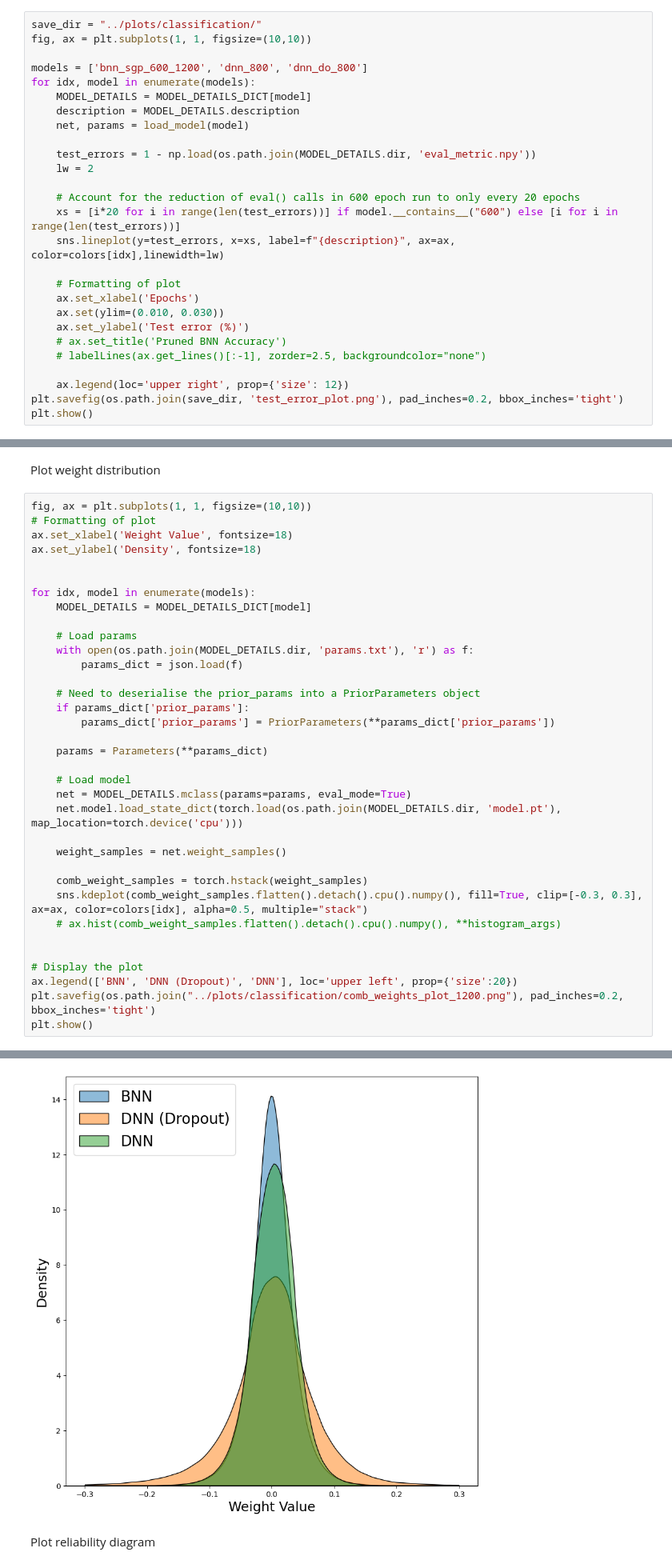
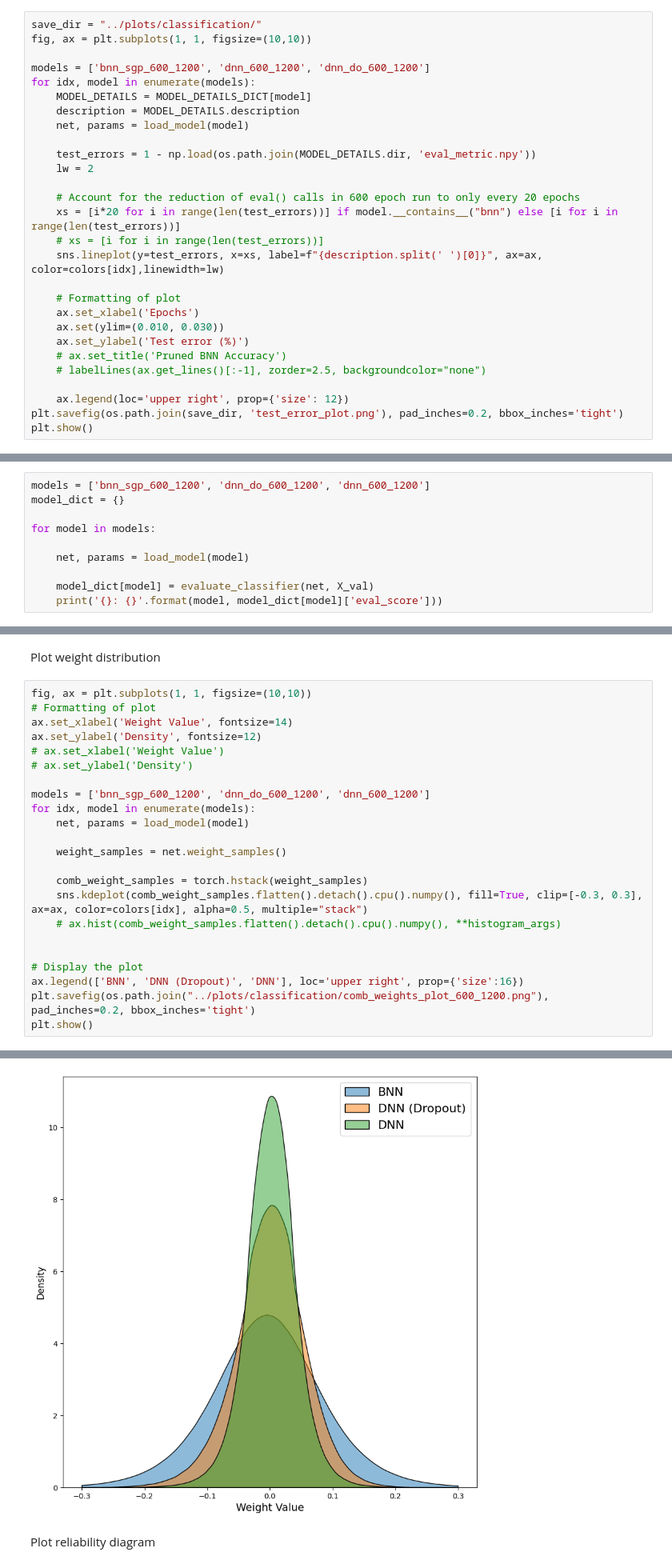
Before and after one commit to Cambridge-Uni-MLMI-Advanced-ML-21-22-G7/BBB, a Jupyter notebook: jupyter/classification.ipynb, the cells around one changed output, grey strips where cells are left out. Shown at 80% size. Saved outputs shown, nothing was run; the diff lists cells and outputs as text.

```diff
--- a/jupyter/classification.ipynb
+++ b/jupyter/classification.ipynb
@@ -280,7 +283,7 @@ plt.show()
 save_dir = "../plots/classification/"
 fig, ax = plt.subplots(1, 1, figsize=(10,10))
 
-models = ['bnn_sgp_600_1200', 'dnn_800', 'dnn_do_800']
+models = ['bnn_sgp_600_1200', 'dnn_600_1200', 'dnn_do_600_1200']
 for idx, model in enumerate(models):
     MODEL_DETAILS = MODEL_DETAILS_DICT[model]
     description = MODEL_DETAILS.description
@@ -290,8 +293,9 @@ for idx, model in enumerate(models):
     lw = 2
 
     # Account for the reduction of eval() calls in 600 epoch run to only every 20 epochs
-    xs = [i*20 for i in range(len(test_errors))] if model.__contains__("600") else [i for i in range(len(test_errors))]
-    sns.lineplot(y=test_errors, x=xs, label=f"{description}", ax=ax, color=colors[idx],linewidth=lw)
+    xs = [i*20 for i in range(len(test_errors))] if model.__contains__("bnn") else [i for i in range(len(test_errors))]
+    # xs = [i for i in range(len(test_errors))]
+    sns.lineplot(y=test_errors, x=xs, label=f"{description.split(' ')[0]}", ax=ax, color=colors[idx],linewidth=lw)
 
     # Formatting of plot
     ax.set_xlabel('Epochs')
@@ -398,0 +369,10 @@ dnn_1200: 0.9830729365348816
+# %%
+models = ['bnn_sgp_600_1200', 'dnn_do_600_1200', 'dnn_600_1200']
+model_dict = {}
+
+for model in models:
+
+    net, params = load_model(model)
+
+    model_dict[model] = evaluate_classifier(net, X_val)
+    print('{}: {}'.format(model, model_dict[model]['eval_score']))
@@ -413,26 +403,14 @@ Plot weight distribution
 # %%
 fig, ax = plt.subplots(1, 1, figsize=(10,10))
 # Formatting of plot
-ax.set_xlabel('Weight Value', fontsize=18)
-ax.set_ylabel('Density', fontsize=18)
+ax.set_xlabel('Weight Value', fontsize=14)
+ax.set_ylabel('Density', fontsize=12)
+# ax.set_xlabel('Weight Value')
+# ax.set_ylabel('Density')
 
-
+models = ['bnn_sgp_600_1200', 'dnn_do_600_1200', 'dnn_600_1200']
 for idx, model in enumerate(models):
-    MODEL_DETAILS = MODEL_DETAILS_DICT[model]
-
-    # Load params
-    with open(os.path.join(MODEL_DETAILS.dir, 'params.txt'), 'r') as f:
-        params_dict = json.load(f)
-
-    # Need to deserialise the prior_params into a PriorParameters object
-    if params_dict['prior_params']:
-        params_dict['prior_params'] = PriorParameters(**params_dict['prior_params'])
-
-    params = Parameters(**params_dict)
-
-    # Load model
-    net = MODEL_DETAILS.mclass(params=params, eval_mode=True)
-    net.model.load_state_dict(torch.load(os.path.join(MODEL_DETAILS.dir, 'model.pt'), map_location=torch.device('cpu')))
+    net, params = load_model(model)
 
     weight_samples = net.weight_samples()
 
@@ -442,7 +420,7 @@ for idx, model in enumerate(models):
 
 
 # Display the plot
-ax.legend(['BNN', 'DNN (Dropout)', 'DNN'], loc='upper left', prop={'size':20})
-plt.savefig(os.path.join("../plots/classification/comb_weights_plot_1200.png"), pad_inches=0.2, bbox_inches='tight')
+ax.legend(['BNN', 'DNN (Dropout)', 'DNN'], loc='upper right', prop={'size':16})
+plt.savefig(os.path.join("../plots/classification/comb_weights_plot_600_1200.png"), pad_inches=0.2, bbox_inches='tight')
 plt.show()
 # %% [output]
@@ -455,4 +433,4 @@ plt.show()
-[figure, old version]
+[figure, new version]
 # %% [markdown]
 Plot reliability diagram
 # %%
```
Also changed, not shown: parts of 7 cells of this notebook, 6 other files.
